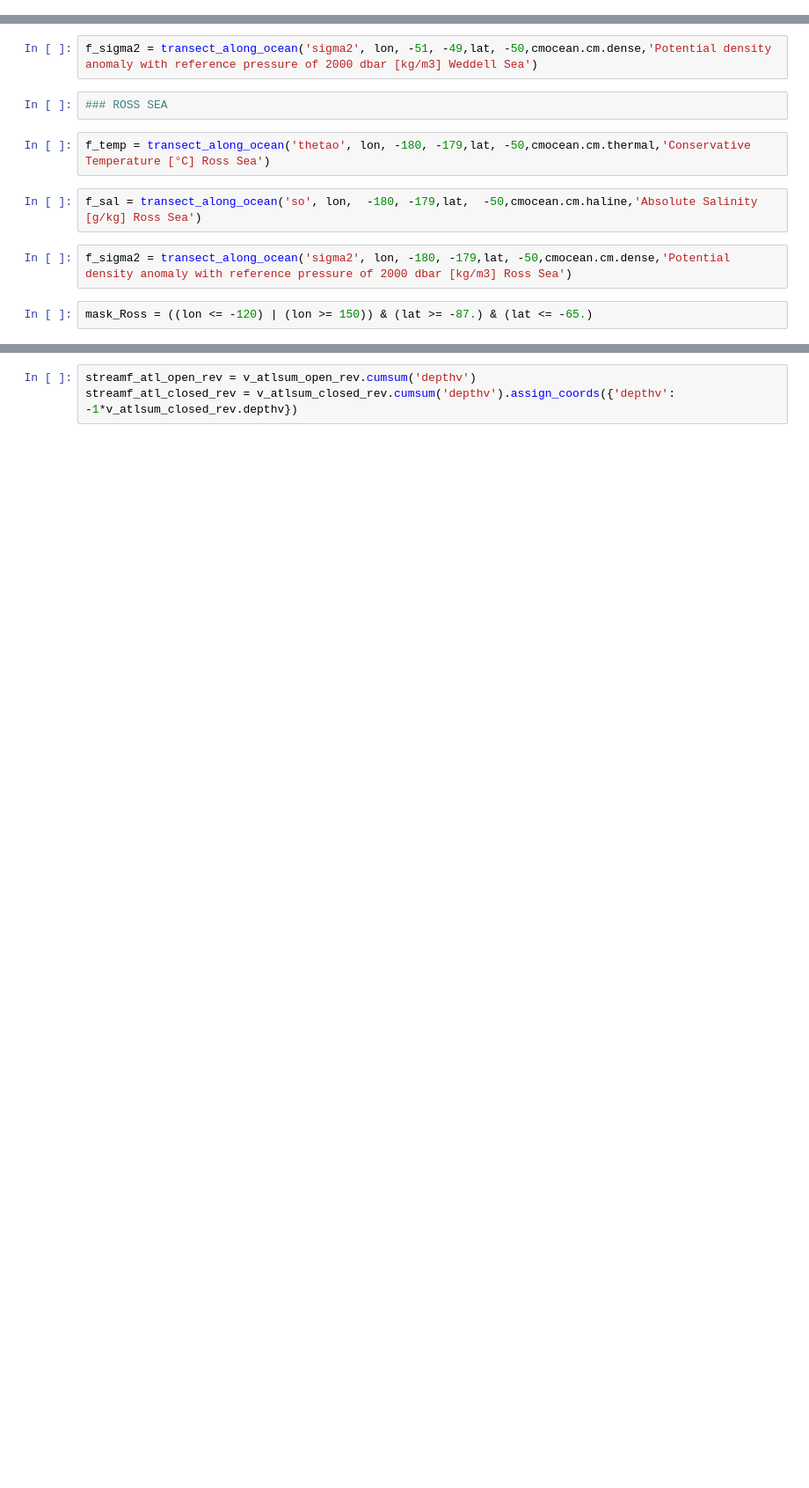
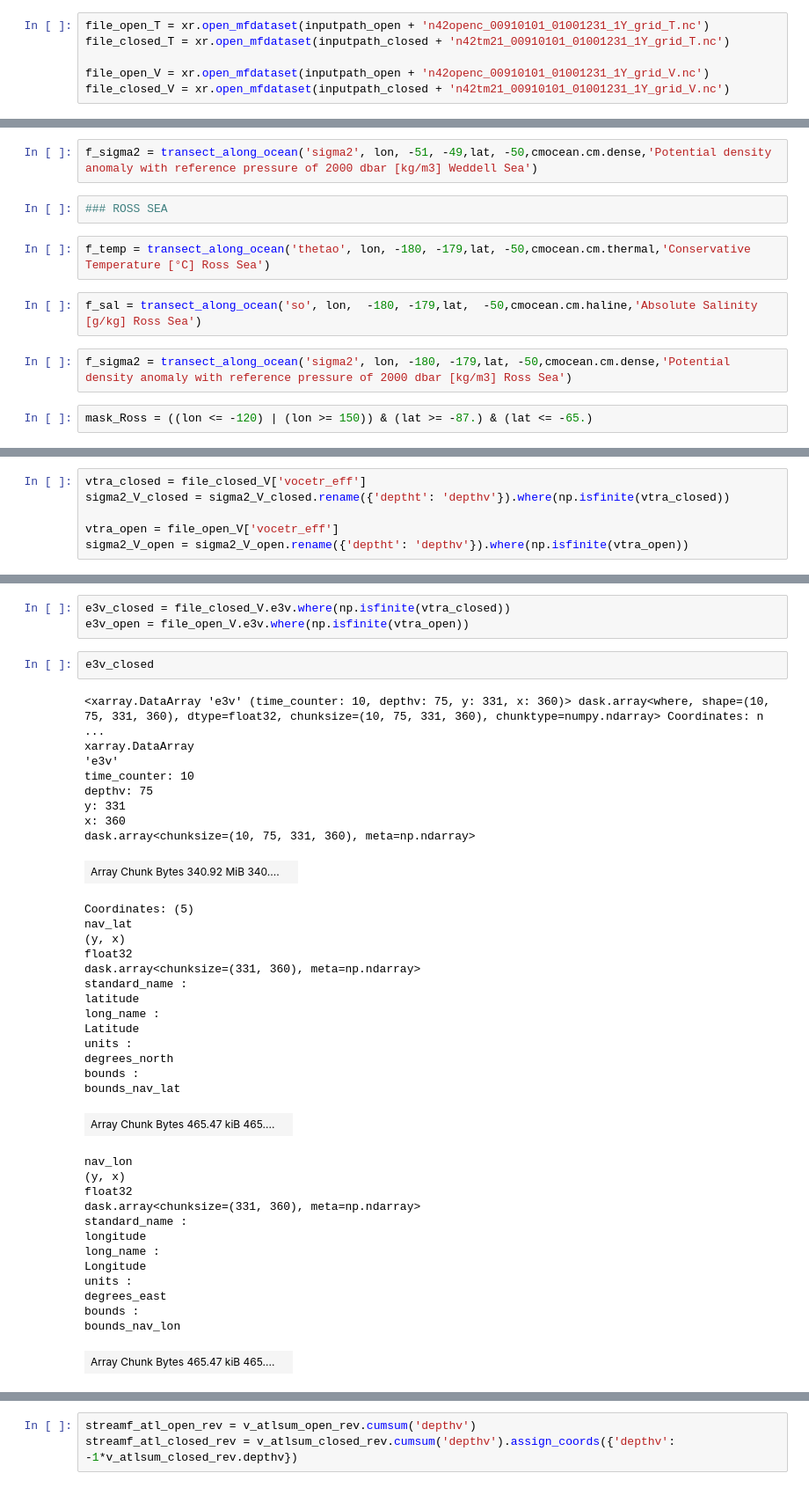
Before and after one commit to ClimateClara/basal_melt_NEMO, a Jupyter notebook: notebooks/2D_plots_Casimir.ipynb, the cells around one changed output, grey strips where cells are left out. Shown: that part at 88% size. Saved outputs shown, nothing was run; the diff lists cells and outputs as text; blank space fills up the shorter version.

```diff
--- a/notebooks/2D_plots_Casimir.ipynb
+++ b/notebooks/2D_plots_Casimir.ipynb
@@ -50,5 +50,11 @@ file_closed_mean10 = xr.open_mfdataset(inputpath_closed + 'n42tm21_00910101_0100
 
 file_open_V_mean10 = xr.open_mfdataset(inputpath_open + 'n42openc_00910101_01001231_1Y_grid_V.nc').mean('time_counter')
 file_closed_V_mean10 = xr.open_mfdataset(inputpath_closed + 'n42tm21_00910101_01001231_1Y_grid_V.nc').mean('time_counter')
+# %%
+file_open_T = xr.open_mfdataset(inputpath_open + 'n42openc_00910101_01001231_1Y_grid_T.nc')
+file_closed_T = xr.open_mfdataset(inputpath_closed + 'n42tm21_00910101_01001231_1Y_grid_T.nc')
+
+file_open_V = xr.open_mfdataset(inputpath_open + 'n42openc_00910101_01001231_1Y_grid_V.nc')
+file_closed_V = xr.open_mfdataset(inputpath_closed + 'n42tm21_00910101_01001231_1Y_grid_V.nc')
 # %%
 file_open_mean10 = file_open_mean10.where(file_open_mean10['so'] > 0)
@@ -190,0 +228,6 @@ streamfunction_along_ocean(file_open_V_mean10['vocetr_eff'],file_closed_V_mean10
+# %%
+vtra_closed = file_closed_V['vocetr_eff']
+sigma2_V_closed = sigma2_V_closed.rename({'deptht': 'depthv'}).where(np.isfinite(vtra_closed))
+
+vtra_open = file_open_V['vocetr_eff']
+sigma2_V_open = sigma2_V_open.rename({'deptht': 'depthv'}).where(np.isfinite(vtra_open))
@@ -190,0 +263,42 @@ streamfunction_along_ocean(file_open_V_mean10['vocetr_eff'],file_closed_V_mean10
+# %%
+e3v_closed = file_closed_V.e3v.where(np.isfinite(vtra_closed))
+e3v_open = file_open_V.e3v.where(np.isfinite(vtra_open))
+# %%
+e3v_closed
+# %% [output]
+<xarray.DataArray 'e3v' (time_counter: 10, depthv: 75, y: 331, x: 360)> dask.array<where, shape=(10, 75, 331, 360), dtype=float32, chunksize=(10, 75, 331, 360), chunktype=numpy.ndarray> Coordinates: n ...
+xarray.DataArray
+'e3v'
+time_counter: 10
+depthv: 75
+y: 331
+x: 360
+dask.array<chunksize=(10, 75, 331, 360), meta=np.ndarray>
+| Array Chunk Bytes 340.92 MiB 340.... |  |
+Coordinates: (5)
+nav_lat
+(y, x)
+float32
+dask.array<chunksize=(331, 360), meta=np.ndarray>
+standard_name :
+latitude
+long_name :
+Latitude
+units :
+degrees_north
+bounds :
+bounds_nav_lat
+| Array Chunk Bytes 465.47 kiB 465.... |  |
+nav_lon
+(y, x)
+float32
+dask.array<chunksize=(331, 360), meta=np.ndarray>
+standard_name :
+longitude
+long_name :
+Longitude
+units :
+degrees_east
+bounds :
+bounds_nav_lon
+| Array Chunk Bytes 465.47 kiB 465.... |  |
```
Also changed, not shown: parts of 38 cells of this notebook.
